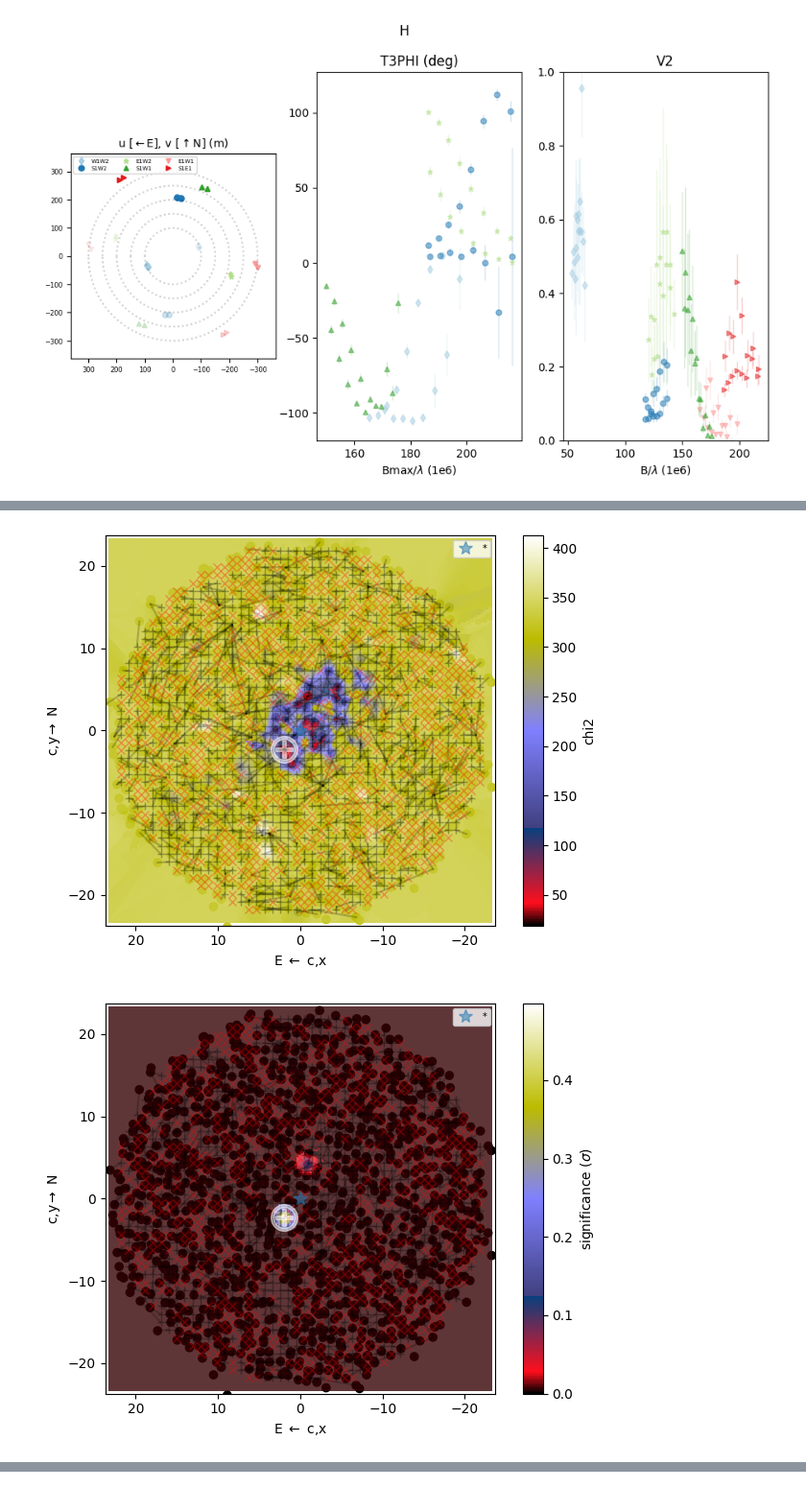
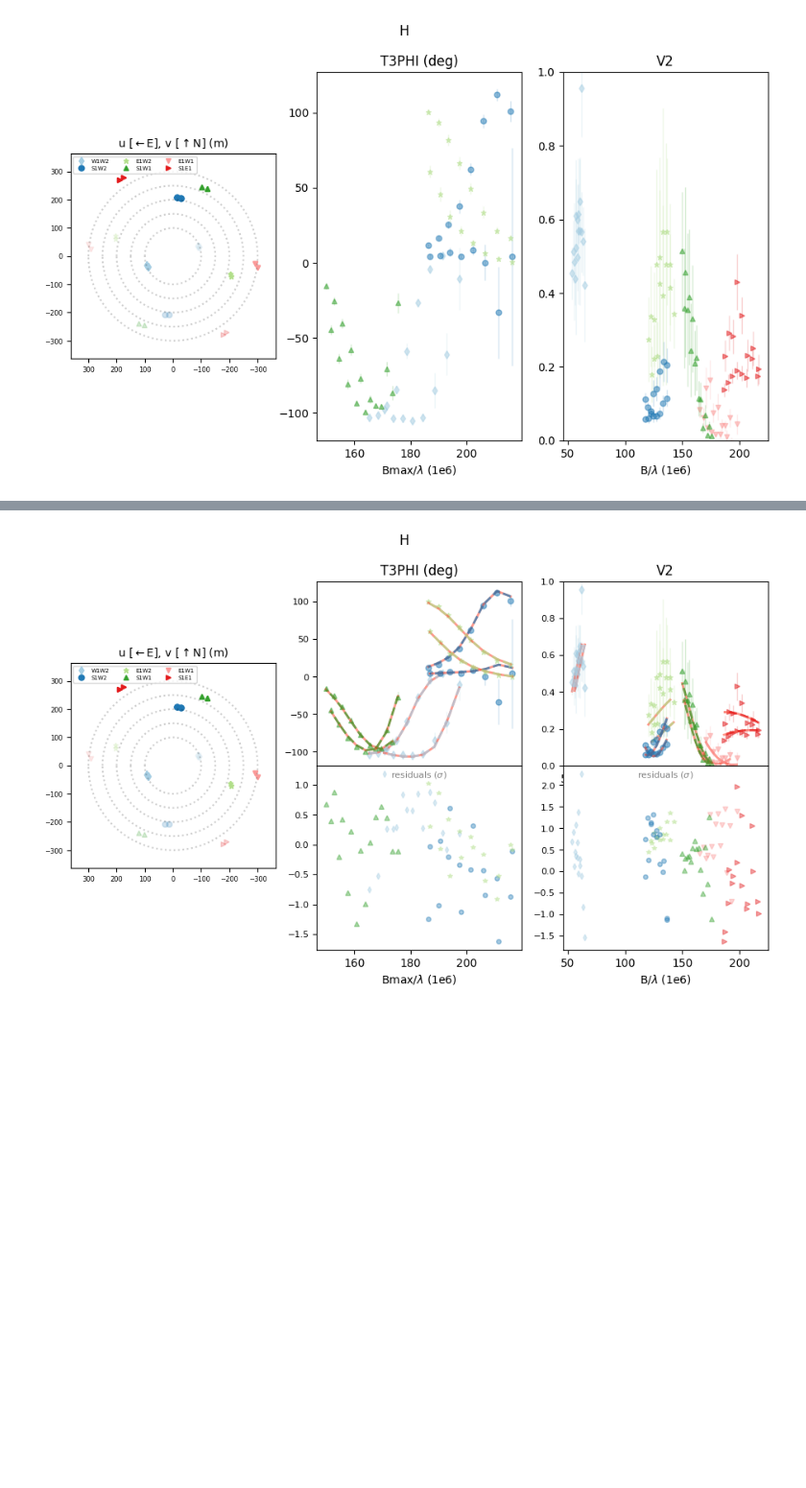
Before and after one commit to oliviergilbertastro/UMich, a Jupyter notebook: ASTRO501/hw3b/HW3b_starter.ipynb, the cells around one changed output, grey strips where cells are left out. Shown at 96% size. Cells and saved outputs as stored; diff of their text form; code cells hidden in the pictures; blank space fills up the shorter version.

```diff
--- a/ASTRO501/hw3b/HW3b_starter.ipynb
+++ b/ASTRO501/hw3b/HW3b_starter.ipynb
@@ -182,17 +178,21 @@ unique minima: 587 / 953 [~1.6 first guesses / minima]
-# %%
-# -- show the 2D grid of reduced chi2
-oi.showGrid(interpolate=True, tight=True)
-bestUD = oi.bestfit['best']
-oi.showGrid(interpolate=True, tight=True, significance=bestUD)
-# %% [output]
-[figure, removed]
-[figure, removed]
 # %% [markdown]
 ## P3. Show V2 and closure phase data along with best fit model results
 
 After finding the best fit, show the results compared to the data. Should look similar to this:
 
 <img src="figs/binary_results.jpg" width="500">
+# %%
+# We already showed it, but here it is again:
+oi.show(
+    model='best',
+    spectro=False,
+    showUV=True,
+    perSetup=True,
+    imFov=None,
+    imMax=0.05,
+)
+# %% [output]
+[figure, added]
 # %% [markdown]
 ## P4. Show model image of binary stars with comparison to Torres et al. (figure1)
 
```
Also changed, not shown: parts of 2 cells of this notebook.
